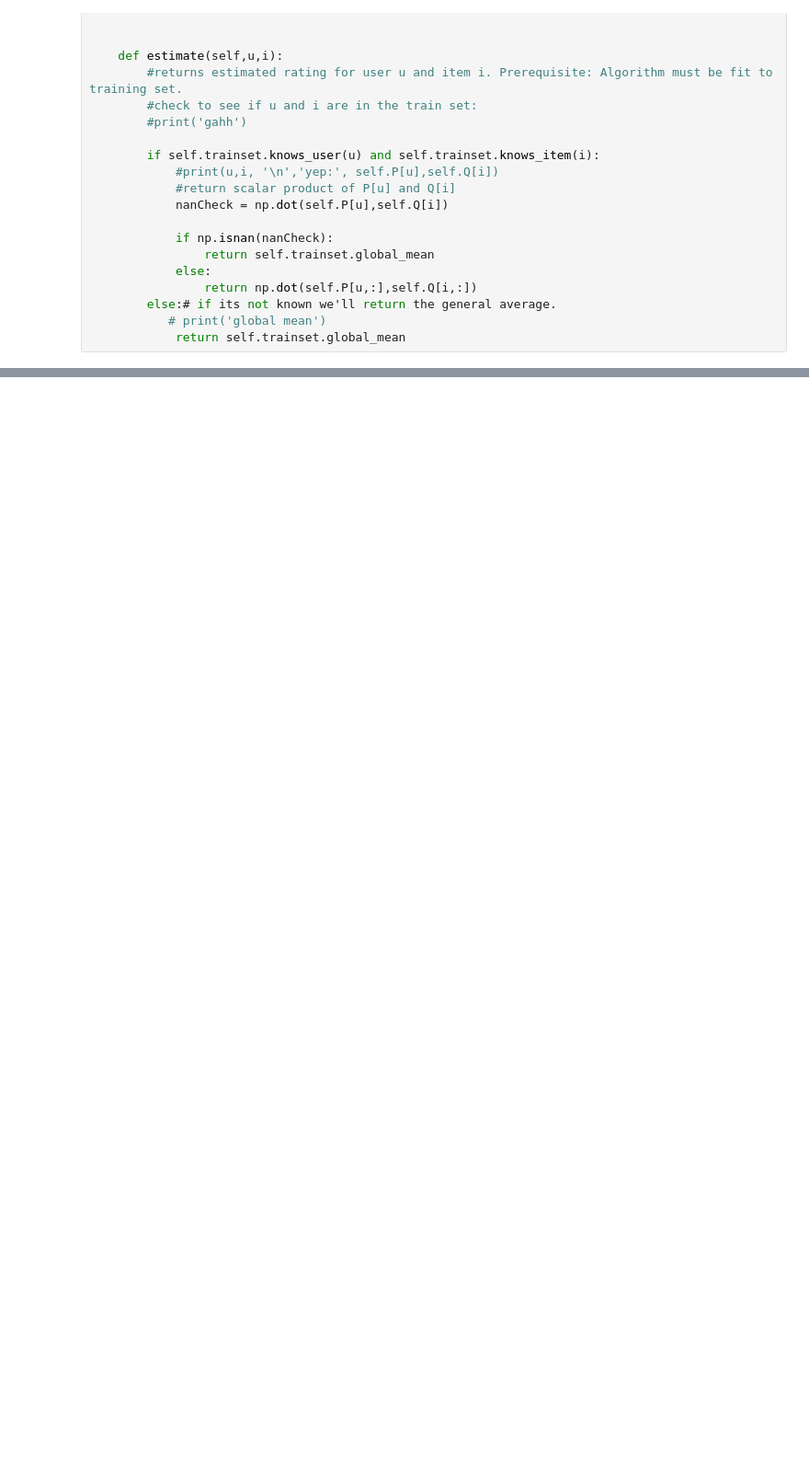
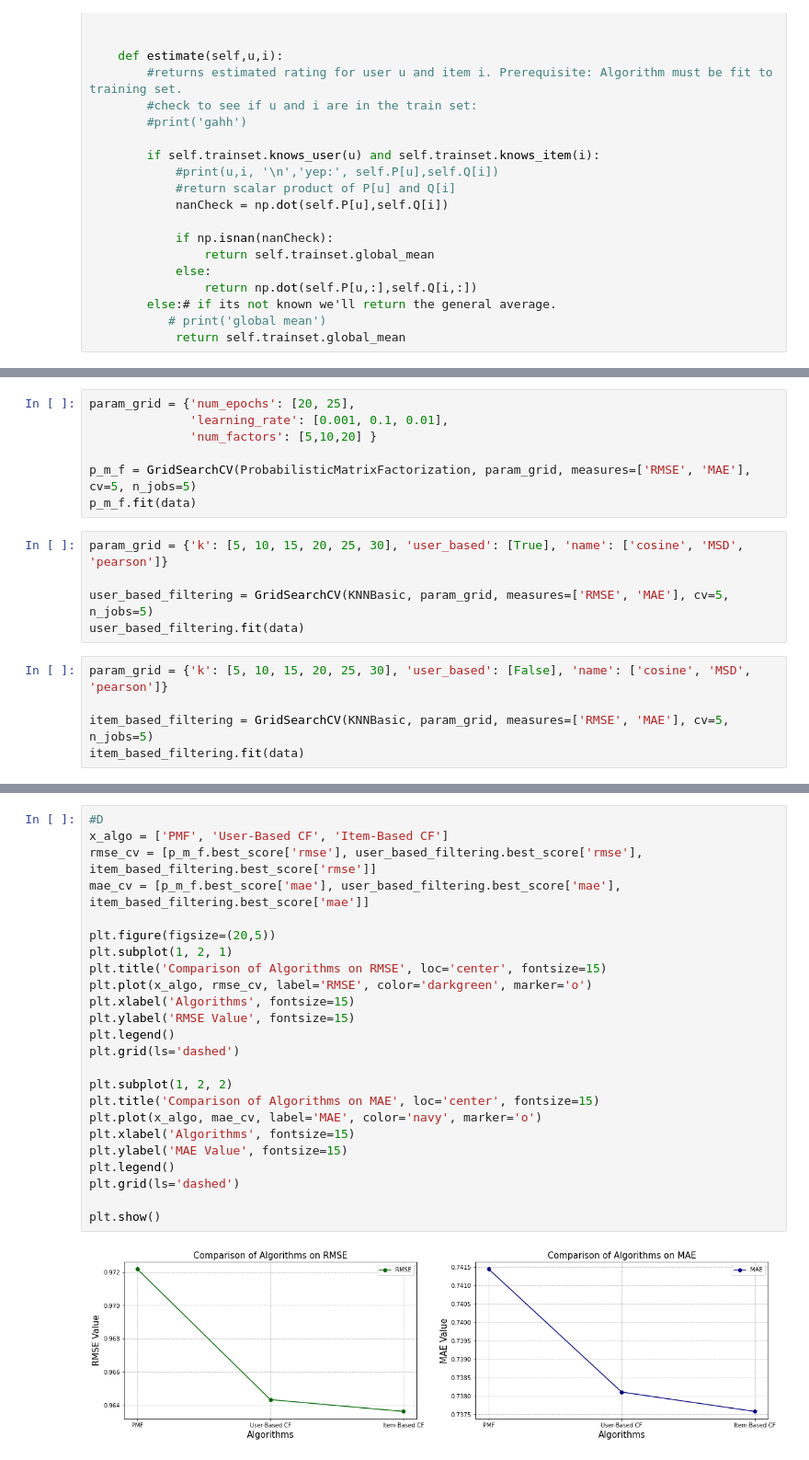
Before and after one commit to lumalav/CAP5610, a Jupyter notebook: HW6/HW6.ipynb, the cells around one changed output, grey strips where cells are left out. Shown: that part at 92% size. Cells and saved outputs as stored; diff of their text form; blank space fills up the shorter version.

```diff
--- a/HW6/HW6.ipynb
+++ b/HW6/HW6.ipynb
@@ -107,0 +86,17 @@ plt.show();
+# %%
+param_grid = {'num_epochs': [20, 25],
+              'learning_rate': [0.001, 0.1, 0.01],
+              'num_factors': [5,10,20] }
+
+p_m_f = GridSearchCV(ProbabilisticMatrixFactorization, param_grid, measures=['RMSE', 'MAE'], cv=5, n_jobs=5)
+p_m_f.fit(data)
+# %%
+param_grid = {'k': [5, 10, 15, 20, 25, 30], 'user_based': [True], 'name': ['cosine', 'MSD', 'pearson']}
+
+user_based_filtering = GridSearchCV(KNNBasic, param_grid, measures=['RMSE', 'MAE'], cv=5, n_jobs=5)
+user_based_filtering.fit(data)
+# %%
+param_grid = {'k': [5, 10, 15, 20, 25, 30], 'user_based': [False], 'name': ['cosine', 'MSD', 'pearson']}
+
+item_based_filtering = GridSearchCV(KNNBasic, param_grid, measures=['RMSE', 'MAE'], cv=5, n_jobs=5)
+item_based_filtering.fit(data)
@@ -107,0 +115,26 @@ plt.show();
+# %%
+#D
+x_algo = ['PMF', 'User-Based CF', 'Item-Based CF']
+rmse_cv = [p_m_f.best_score['rmse'], user_based_filtering.best_score['rmse'], item_based_filtering.best_score['rmse']]
+mae_cv = [p_m_f.best_score['mae'], user_based_filtering.best_score['mae'], item_based_filtering.best_score['mae']]
+
+plt.figure(figsize=(20,5))
+plt.subplot(1, 2, 1)
+plt.title('Comparison of Algorithms on RMSE', loc='center', fontsize=15)
+plt.plot(x_algo, rmse_cv, label='RMSE', color='darkgreen', marker='o')
+plt.xlabel('Algorithms', fontsize=15)
+plt.ylabel('RMSE Value', fontsize=15)
+plt.legend()
+plt.grid(ls='dashed')
+
+plt.subplot(1, 2, 2)
+plt.title('Comparison of Algorithms on MAE', loc='center', fontsize=15)
+plt.plot(x_algo, mae_cv, label='MAE', color='navy', marker='o')
+plt.xlabel('Algorithms', fontsize=15)
+plt.ylabel('MAE Value', fontsize=15)
+plt.legend()
+plt.grid(ls='dashed')
+
+plt.show()
+# %% [output]
+[figure, added]
```
Also changed, not shown: parts of 10 cells of this notebook, 2 other files.
